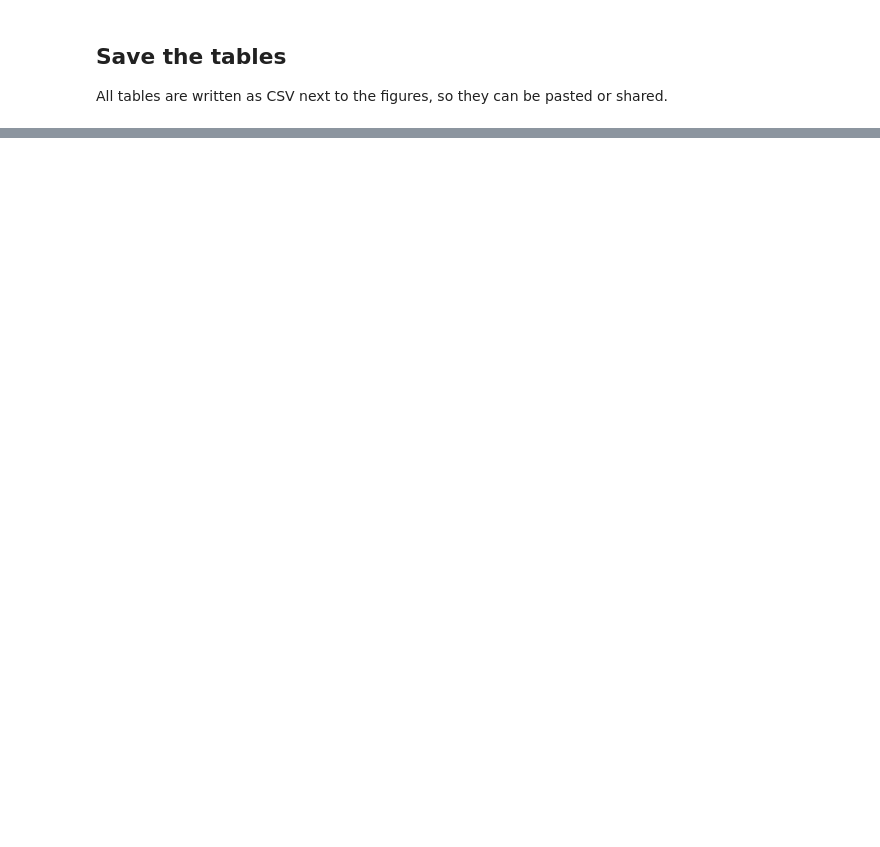
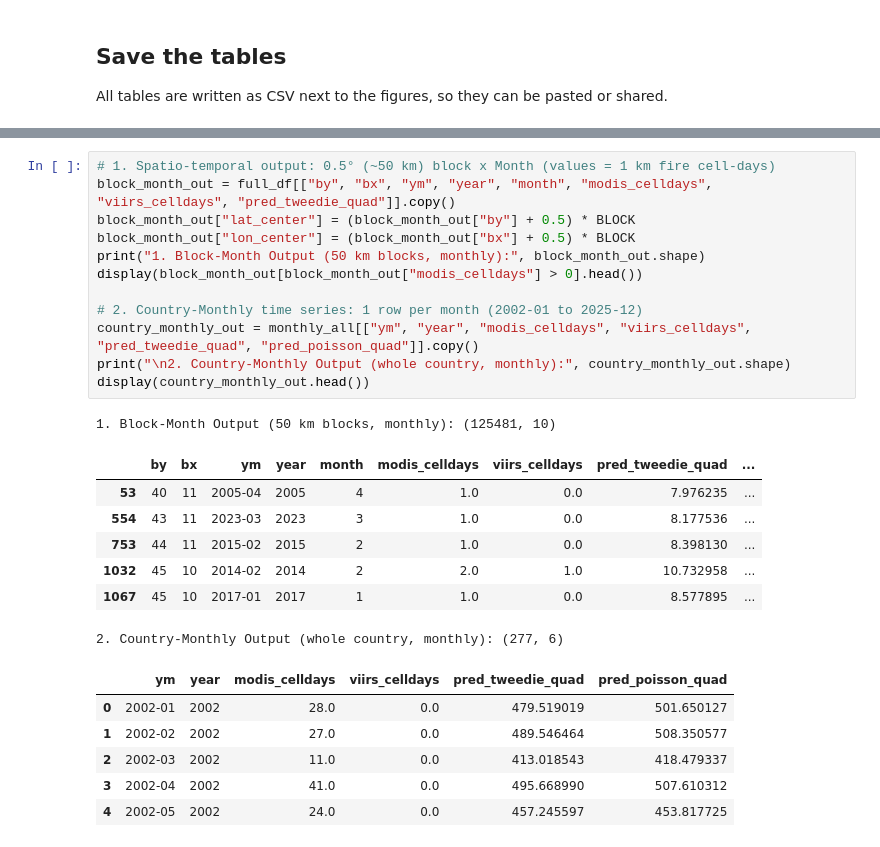
Before and after one commit to BEramZZZ/space-apps-fire, a Jupyter notebook: notebooks/harmonization_experiments_algeria.ipynb, the cells around one changed output, grey strips where cells are left out. Cells and saved outputs as stored; diff of their text form; blank space fills up the shorter version.

```diff
--- a/notebooks/harmonization_experiments_algeria.ipynb
+++ b/notebooks/harmonization_experiments_algeria.ipynb
@@ -629,0 +1200,27 @@ print("total time:", round((time.time() - T0) / 60, 1), "minutes")
+# %%
+# 1. Spatio-temporal output: 0.5° (~50 km) block x Month (values = 1 km fire cell-days)
+block_month_out = full_df[["by", "bx", "ym", "year", "month", "modis_celldays", "viirs_celldays", "pred_tweedie_quad"]].copy()
+block_month_out["lat_center"] = (block_month_out["by"] + 0.5) * BLOCK
+block_month_out["lon_center"] = (block_month_out["bx"] + 0.5) * BLOCK
+print("1. Block-Month Output (50 km blocks, monthly):", block_month_out.shape)
+display(block_month_out[block_month_out["modis_celldays"] > 0].head())
+
+# 2. Country-Monthly time series: 1 row per month (2002-01 to 2025-12)
+country_monthly_out = monthly_all[["ym", "year", "modis_celldays", "viirs_celldays", "pred_tweedie_quad", "pred_poisson_quad"]].copy()
+print("\n2. Country-Monthly Output (whole country, monthly):", country_monthly_out.shape)
+display(country_monthly_out.head())
+# %% [output]
+1. Block-Month Output (50 km blocks, monthly): (125481, 10)
+|  | by | bx | ym | year | month | modis_celldays | viirs_celldays | pred_tweedie_quad | ... |
+| 53 | 40 | 11 | 2005-04 | 2005 | 4 | 1.0 | 0.0 | 7.976235 | ... |
+| 554 | 43 | 11 | 2023-03 | 2023 | 3 | 1.0 | 0.0 | 8.177536 | ... |
+| 753 | 44 | 11 | 2015-02 | 2015 | 2 | 1.0 | 0.0 | 8.398130 | ... |
+| 1032 | 45 | 10 | 2014-02 | 2014 | 2 | 2.0 | 1.0 | 10.732958 | ... |
+| 1067 | 45 | 10 | 2017-01 | 2017 | 1 | 1.0 | 0.0 | 8.577895 | ... |
+2. Country-Monthly Output (whole country, monthly): (277, 6)
+|  | ym | year | modis_celldays | viirs_celldays | pred_tweedie_quad | pred_poisson_quad |
+| 0 | 2002-01 | 2002 | 28.0 | 0.0 | 479.519019 | 501.650127 |
+| 1 | 2002-02 | 2002 | 27.0 | 0.0 | 489.546464 | 508.350577 |
+| 2 | 2002-03 | 2002 | 11.0 | 0.0 | 413.018543 | 418.479337 |
+| 3 | 2002-04 | 2002 | 41.0 | 0.0 | 495.668990 | 507.610312 |
+| 4 | 2002-05 | 2002 | 24.0 | 0.0 | 457.245597 | 453.817725 |
```
Also changed, not shown: parts of 22 cells of this notebook, 26 other files.
